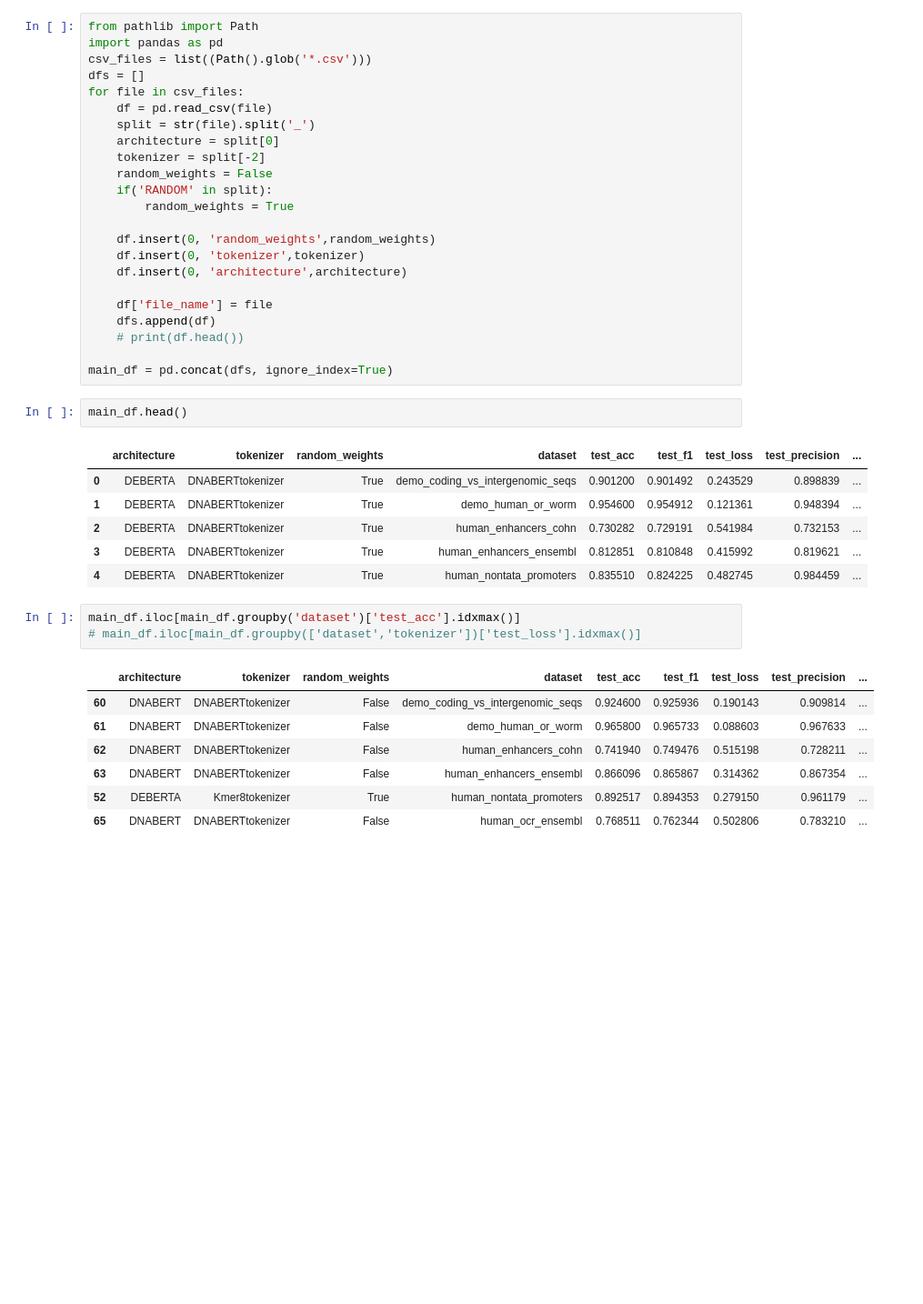
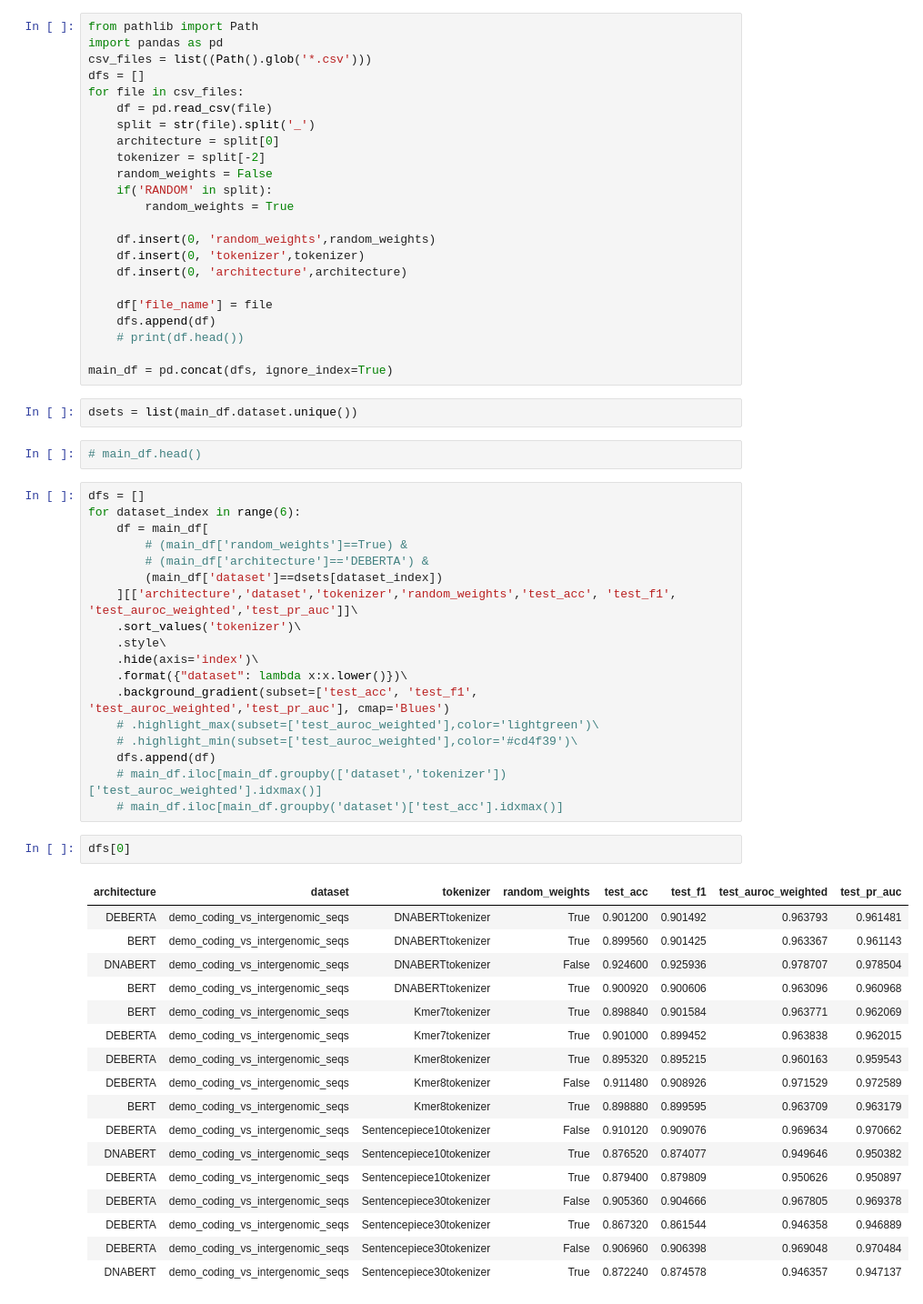
Before and after one commit to ML-Bioinfo-CEITEC/DNA-pretraining, a Jupyter notebook: experiments/genomic_benchmarks/20220803_training/Results_analysis.ipynb, the cells around one changed output. Shown at 91% size. Drawn from its saved outputs; the diff is of its cells as text; blank space fills up the shorter version.

```diff
--- a/experiments/genomic_benchmarks/20220803_training/Results_analysis.ipynb
+++ b/experiments/genomic_benchmarks/20220803_training/Results_analysis.ipynb
@@ -21,23 +21,45 @@ for file in csv_files:
     # print(df.head())
 
 main_df = pd.concat(dfs, ignore_index=True)
+# %%
+dsets = list(main_df.dataset.unique())
 # %%
-main_df.head()
+# main_df.head()
-# %% [output]
-|  | architecture | tokenizer | random_weights | dataset | test_acc | test_f1 | test_loss | test_precision | ... |
-| 0 | DEBERTA | DNABERTtokenizer | True | demo_coding_vs_intergenomic_seqs | 0.901200 | 0.901492 | 0.243529 | 0.898839 | ... |
-| 1 | DEBERTA | DNABERTtokenizer | True | demo_human_or_worm | 0.954600 | 0.954912 | 0.121361 | 0.948394 | ... |
-| 2 | DEBERTA | DNABERTtokenizer | True | human_enhancers_cohn | 0.730282 | 0.729191 | 0.541984 | 0.732153 | ... |
-| 3 | DEBERTA | DNABERTtokenizer | True | human_enhancers_ensembl | 0.812851 | 0.810848 | 0.415992 | 0.819621 | ... |
-| 4 | DEBERTA | DNABERTtokenizer | True | human_nontata_promoters | 0.835510 | 0.824225 | 0.482745 | 0.984459 | ... |
 # %%
-main_df.iloc[main_df.groupby('dataset')['test_acc'].idxmax()]
-# main_df.iloc[main_df.groupby(['dataset','tokenizer'])['test_loss'].idxmax()]
+dfs = []
+for dataset_index in range(6):
+    df = main_df[
+        # (main_df['random_weights']==True) &
+        # (main_df['architecture']=='DEBERTA') &
+        (main_df['dataset']==dsets[dataset_index])
+    ][['architecture','dataset','tokenizer','random_weights','test_acc', 'test_f1', 'test_auroc_weighted','test_pr_auc']]\
+    .sort_values('tokenizer')\
+    .style\
+    .hide(axis='index')\
+    .format({"dataset": lambda x:x.lower()})\
+    .background_gradient(subset=['test_acc', 'test_f1', 'test_auroc_weighted','test_pr_auc'], cmap='Blues')
+    # .highlight_max(subset=['test_auroc_weighted'],color='lightgreen')\
+    # .highlight_min(subset=['test_auroc_weighted'],color='#cd4f39')\
+    dfs.append(df)
+    # main_df.iloc[main_df.groupby(['dataset','tokenizer'])['test_auroc_weighted'].idxmax()]
+    # main_df.iloc[main_df.groupby('dataset')['test_acc'].idxmax()]
-# %% [output]
-|  | architecture | tokenizer | random_weights | dataset | test_acc | test_f1 | test_loss | test_precision | ... |
-| 60 | DNABERT | DNABERTtokenizer | False | demo_coding_vs_intergenomic_seqs | 0.924600 | 0.925936 | 0.190143 | 0.909814 | ... |
-| 61 | DNABERT | DNABERTtokenizer | False | demo_human_or_worm | 0.965800 | 0.965733 | 0.088603 | 0.967633 | ... |
-| 62 | DNABERT | DNABERTtokenizer | False | human_enhancers_cohn | 0.741940 | 0.749476 | 0.515198 | 0.728211 | ... |
-| 63 | DNABERT | DNABERTtokenizer | False | human_enhancers_ensembl | 0.866096 | 0.865867 | 0.314362 | 0.867354 | ... |
-| 52 | DEBERTA | Kmer8tokenizer | True | human_nontata_promoters | 0.892517 | 0.894353 | 0.279150 | 0.961179 | ... |
-| 65 | DNABERT | DNABERTtokenizer | False | human_ocr_ensembl | 0.768511 | 0.762344 | 0.502806 | 0.783210 | ... |
+# %%
+dfs[0]
+# %% [output]
+| architecture | dataset | tokenizer | random_weights | test_acc | test_f1 | test_auroc_weighted | test_pr_auc |
+| DEBERTA | demo_coding_vs_intergenomic_seqs | DNABERTtokenizer | True | 0.901200 | 0.901492 | 0.963793 | 0.961481 |
+| BERT | demo_coding_vs_intergenomic_seqs | DNABERTtokenizer | True | 0.899560 | 0.901425 | 0.963367 | 0.961143 |
+| DNABERT | demo_coding_vs_intergenomic_seqs | DNABERTtokenizer | False | 0.924600 | 0.925936 | 0.978707 | 0.978504 |
+| BERT | demo_coding_vs_intergenomic_seqs | DNABERTtokenizer | True | 0.900920 | 0.900606 | 0.963096 | 0.960968 |
+| BERT | demo_coding_vs_intergenomic_seqs | Kmer7tokenizer | True | 0.898840 | 0.901584 | 0.963771 | 0.962069 |
+| DEBERTA | demo_coding_vs_intergenomic_seqs | Kmer7tokenizer | True | 0.901000 | 0.899452 | 0.963838 | 0.962015 |
+| DEBERTA | demo_coding_vs_intergenomic_seqs | Kmer8tokenizer | True | 0.895320 | 0.895215 | 0.960163 | 0.959543 |
+| DEBERTA | demo_coding_vs_intergenomic_seqs | Kmer8tokenizer | False | 0.911480 | 0.908926 | 0.971529 | 0.972589 |
+| BERT | demo_coding_vs_intergenomic_seqs | Kmer8tokenizer | True | 0.898880 | 0.899595 | 0.963709 | 0.963179 |
+| DEBERTA | demo_coding_vs_intergenomic_seqs | Sentencepiece10tokenizer | False | 0.910120 | 0.909076 | 0.969634 | 0.970662 |
+| DNABERT | demo_coding_vs_intergenomic_seqs | Sentencepiece10tokenizer | True | 0.876520 | 0.874077 | 0.949646 | 0.950382 |
+| DEBERTA | demo_coding_vs_intergenomic_seqs | Sentencepiece10tokenizer | True | 0.879400 | 0.879809 | 0.950626 | 0.950897 |
+| DEBERTA | demo_coding_vs_intergenomic_seqs | Sentencepiece30tokenizer | False | 0.905360 | 0.904666 | 0.967805 | 0.969378 |
+| DEBERTA | demo_coding_vs_intergenomic_seqs | Sentencepiece30tokenizer | True | 0.867320 | 0.861544 | 0.946358 | 0.946889 |
+| DEBERTA | demo_coding_vs_intergenomic_seqs | Sentencepiece30tokenizer | False | 0.906960 | 0.906398 | 0.969048 | 0.970484 |
+| DNABERT | demo_coding_vs_intergenomic_seqs | Sentencepiece30tokenizer | True | 0.872240 | 0.874578 | 0.946357 | 0.947137 |
```
Also changed, not shown: parts of 5 cells of this notebook, 2 other files.
